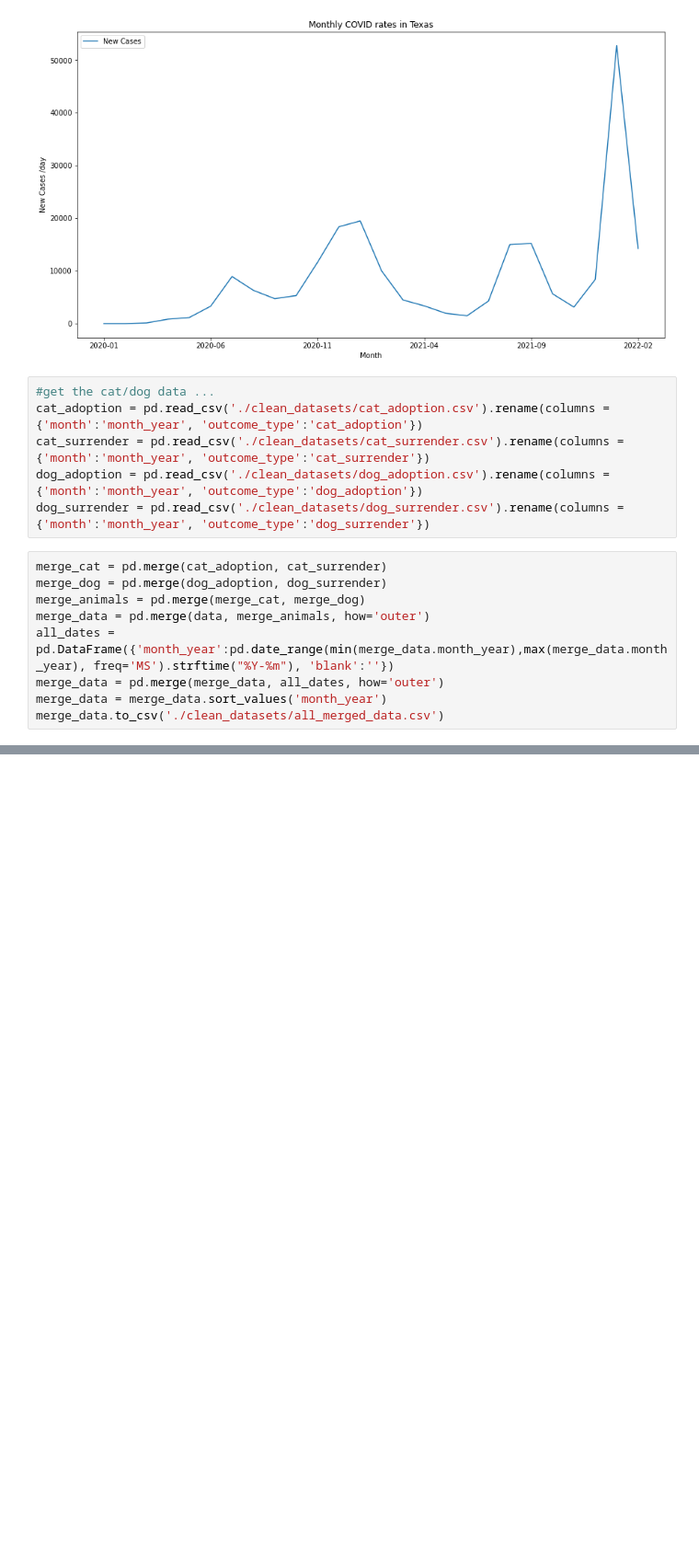
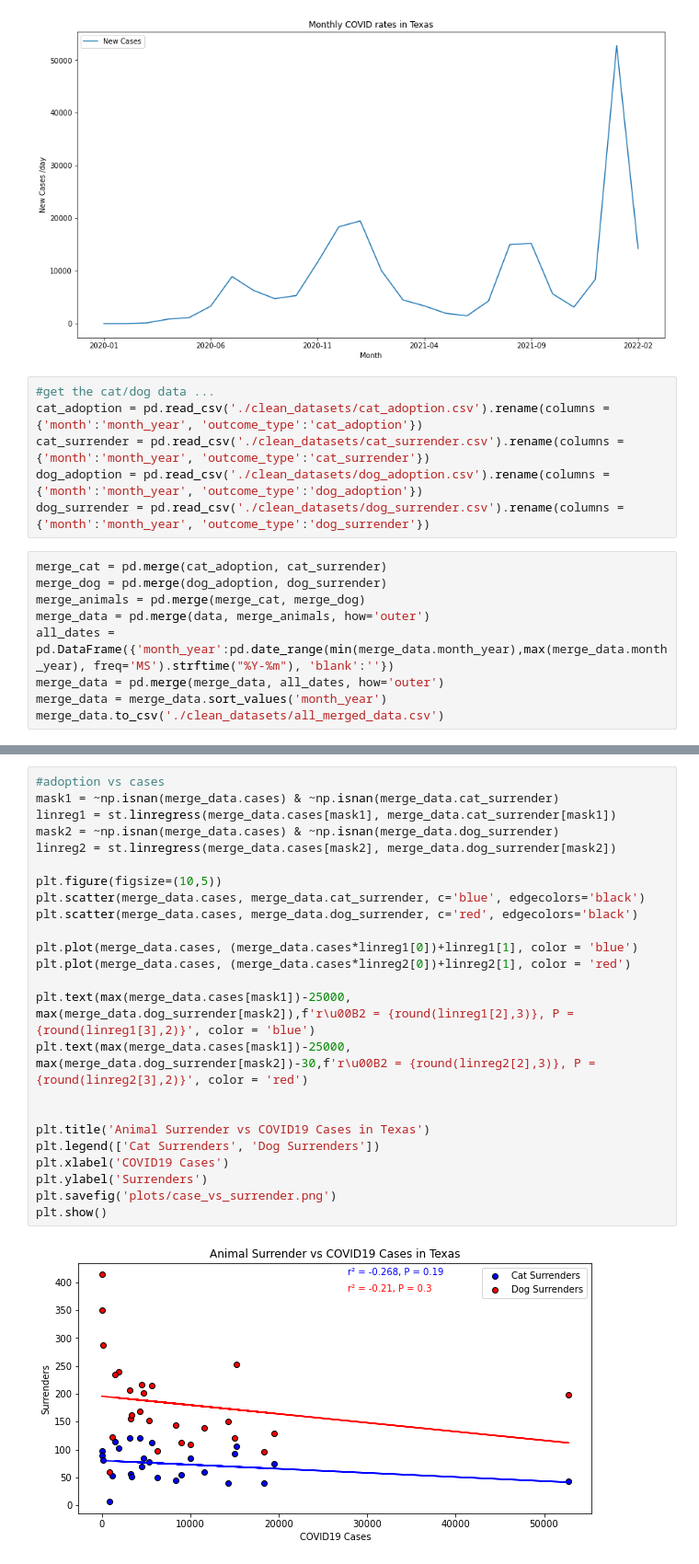
Before and after one commit to djdolejsi/Adoption-Surrender-Rates-vs-COVID-Cases, a Jupyter notebook: covid_cases.ipynb, the cells around one changed output, grey strips where cells are left out. Shown at 92% size. Drawn from its saved outputs; the diff is of its cells as text; blank space fills up the shorter version.

```diff
--- a/covid_cases.ipynb
+++ b/covid_cases.ipynb
@@ -148,0 +157,26 @@ plt.show()
+# %%
+#adoption vs cases
+mask1 = ~np.isnan(merge_data.cases) & ~np.isnan(merge_data.cat_surrender)
+linreg1 = st.linregress(merge_data.cases[mask1], merge_data.cat_surrender[mask1])
+mask2 = ~np.isnan(merge_data.cases) & ~np.isnan(merge_data.dog_surrender)
+linreg2 = st.linregress(merge_data.cases[mask2], merge_data.dog_surrender[mask2])
+
+plt.figure(figsize=(10,5))
+plt.scatter(merge_data.cases, merge_data.cat_surrender, c='blue', edgecolors='black')
+plt.scatter(merge_data.cases, merge_data.dog_surrender, c='red', edgecolors='black')
+
+plt.plot(merge_data.cases, (merge_data.cases*linreg1[0])+linreg1[1], color = 'blue')
+plt.plot(merge_data.cases, (merge_data.cases*linreg2[0])+linreg2[1], color = 'red')
+
+plt.text(max(merge_data.cases[mask1])-25000, max(merge_data.dog_surrender[mask2]),f'r\u00B2 = {round(linreg1[2],3)}, P = {round(linreg1[3],2)}', color = 'blue')
+plt.text(max(merge_data.cases[mask1])-25000, max(merge_data.dog_surrender[mask2])-30,f'r\u00B2 = {round(linreg2[2],3)}, P = {round(linreg2[3],2)}', color = 'red')
+
+
+plt.title('Animal Surrender vs COVID19 Cases in Texas')
+plt.legend(['Cat Surrenders', 'Dog Surrenders'])
+plt.xlabel('COVID19 Cases')
+plt.ylabel('Surrenders')
+plt.savefig('plots/case_vs_surrender.png')
+plt.show()
+# %% [output]
+[figure, added]
```
Also changed, not shown: parts of 3 cells of this notebook, 3 other files.
